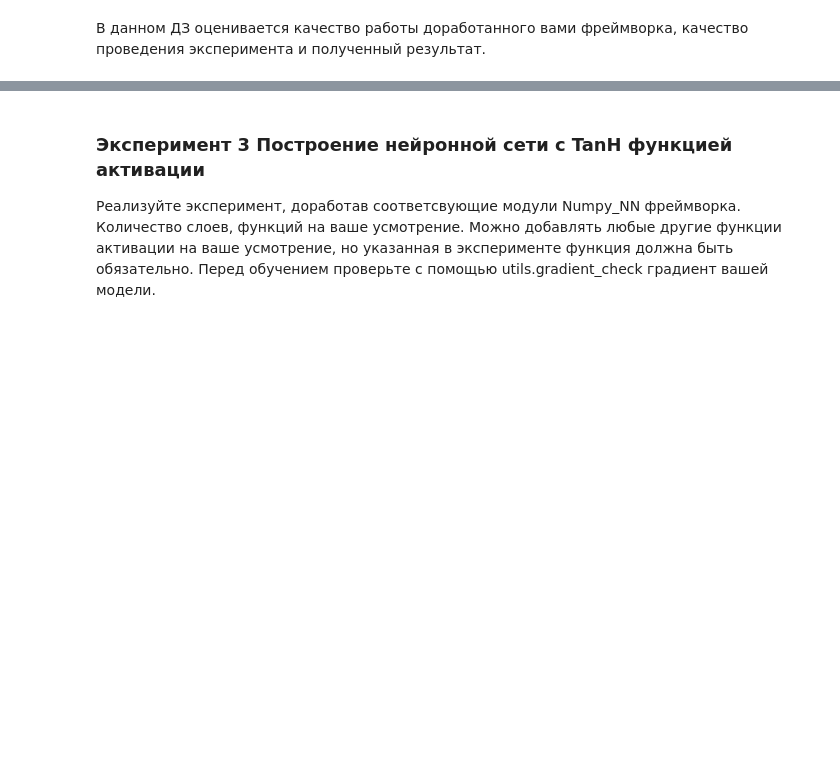
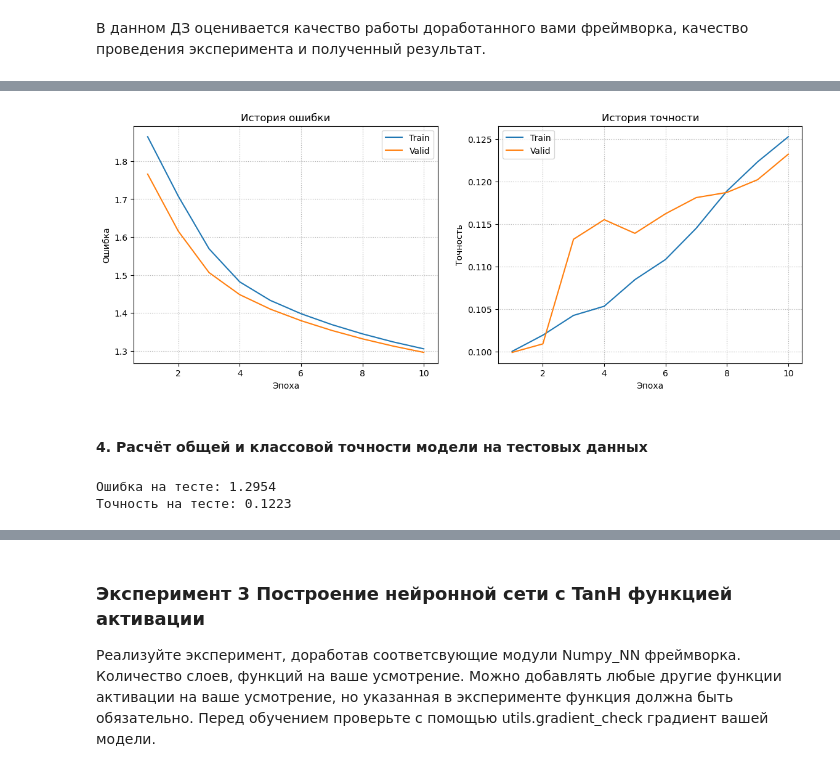
Before and after one commit to DmitryInd/Numpy-NN-Framework, a Jupyter notebook: numpy_neural_net_HW.ipynb, the cells around one changed output, grey strips where cells are left out. Drawn from its saved outputs; the diff is of its cells as text; code cells hidden in the pictures; blank space fills up the shorter version.

```diff
--- a/numpy_neural_net_HW.ipynb
+++ b/numpy_neural_net_HW.ipynb
@@ -47,0 +436,20 @@ importlib.reload(sequential)
+# %%
+np.random.seed(42)
+# Для проверки градиентов
+exam_model = Sequential(
+    Linear(3072, 20),
+    Sigmoid(),
+    Linear(20, 10),
+    Sigmoid(),
+    Linear(10, 10)
+)
+print("Для проверки градиентов:\n", exam_model)
+# Для обучения
+model = Sequential(
+    Linear(3072, 768),
+    Sigmoid(),
+    Linear(768, 128),
+    Sigmoid(),
+    Linear(128, 10)
+)
+print("Для обучения:\n", model)
@@ -47,0 +482,10 @@ importlib.reload(sequential)
+# %%
+train_loss_history, valid_loss_history, \
+train_acc_history, valid_acc_history = train(
+    dataset=train_data,
+    model=model,
+    epochs=10,
+    optim_method="GD",
+    lr=0.001,
+    valid_dataset=valid_data,
+    batch_size=10000)
@@ -47,0 +505,24 @@ importlib.reload(sequential)
+# %%
+viz_utils.plot_learning_curves(train_loss_history, valid_loss_history,
+                                train_acc_history, valid_acc_history)
+# %% [output]
+[figure, added]
+# %% [markdown]
+#### 4. Расчёт общей и классовой точности модели на тестовых данных
+# %%
+test_dataloader = Dataloader(test_data, len(test_data), False)
+model.eval()
+vecs, labels = test_dataloader.__next__()
+out = model.forward(vecs)
+
+loss = hinge_loss(out, labels)
+test_loss = loss.item()
+
+pred_labels = np.argmax(out.array, axis=-1)
+test_acc = np.sum(pred_labels == labels) / len(labels)
+
+print(f"Ошибка на тесте: {test_loss:.4f}")
+print(f"Точность на тесте: {test_acc:.4f}")
+# %% [output]
+Ошибка на тесте: 1.2954
+Точность на тесте: 0.1223
```
Also changed, not shown: parts of 105 cells of this notebook, 6 other files.
